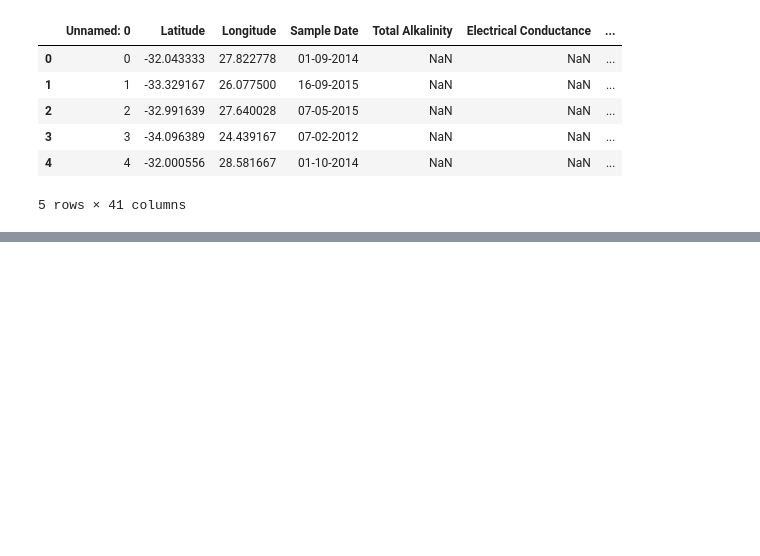
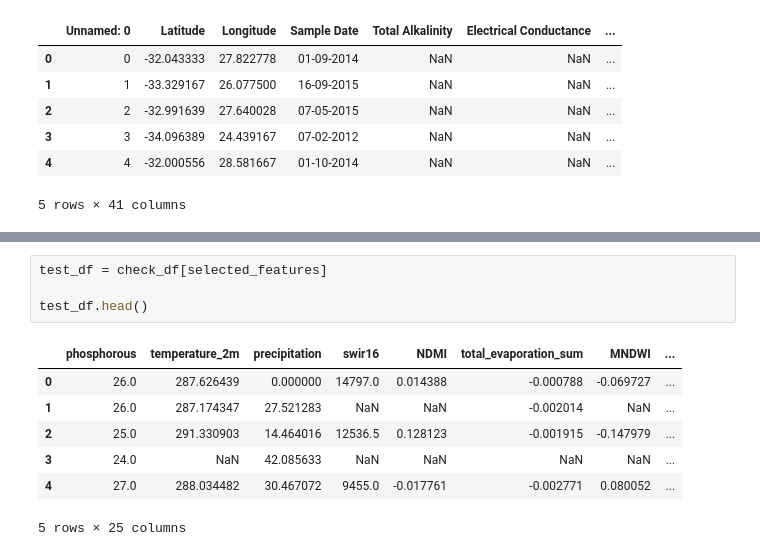
Before and after one commit to rohan-projects01/EY-AI-And-Data-Challenge, a Jupyter notebook: models/svm.ipynb, the cells around one changed output, grey strips where cells are left out. Drawn from its saved outputs; the diff is of its cells as text; blank space fills up the shorter version.

```diff
--- a/models/svm.ipynb
+++ b/models/svm.ipynb
@@ -411,0 +401,12 @@ submission_df.shape
+# %%
+test_df = check_df[selected_features]
+
+test_df.head()
+# %% [output]
+|  | phosphorous | temperature_2m | precipitation | swir16 | NDMI | total_evaporation_sum | MNDWI | ... |
+| 0 | 26.0 | 287.626439 | 0.000000 | 14797.0 | 0.014388 | -0.000788 | -0.069727 | ... |
+| 1 | 26.0 | 287.174347 | 27.521283 | NaN | NaN | -0.002014 | NaN | ... |
+| 2 | 25.0 | 291.330903 | 14.464016 | 12536.5 | 0.128123 | -0.001915 | -0.147979 | ... |
+| 3 | 24.0 | NaN | 42.085633 | NaN | NaN | NaN | NaN | ... |
+| 4 | 27.0 | 288.034482 | 30.467072 | 9455.0 | -0.017761 | -0.002771 | 0.080052 | ... |
+5 rows × 25 columns
```
Also changed, not shown: parts of 7 cells of this notebook.
